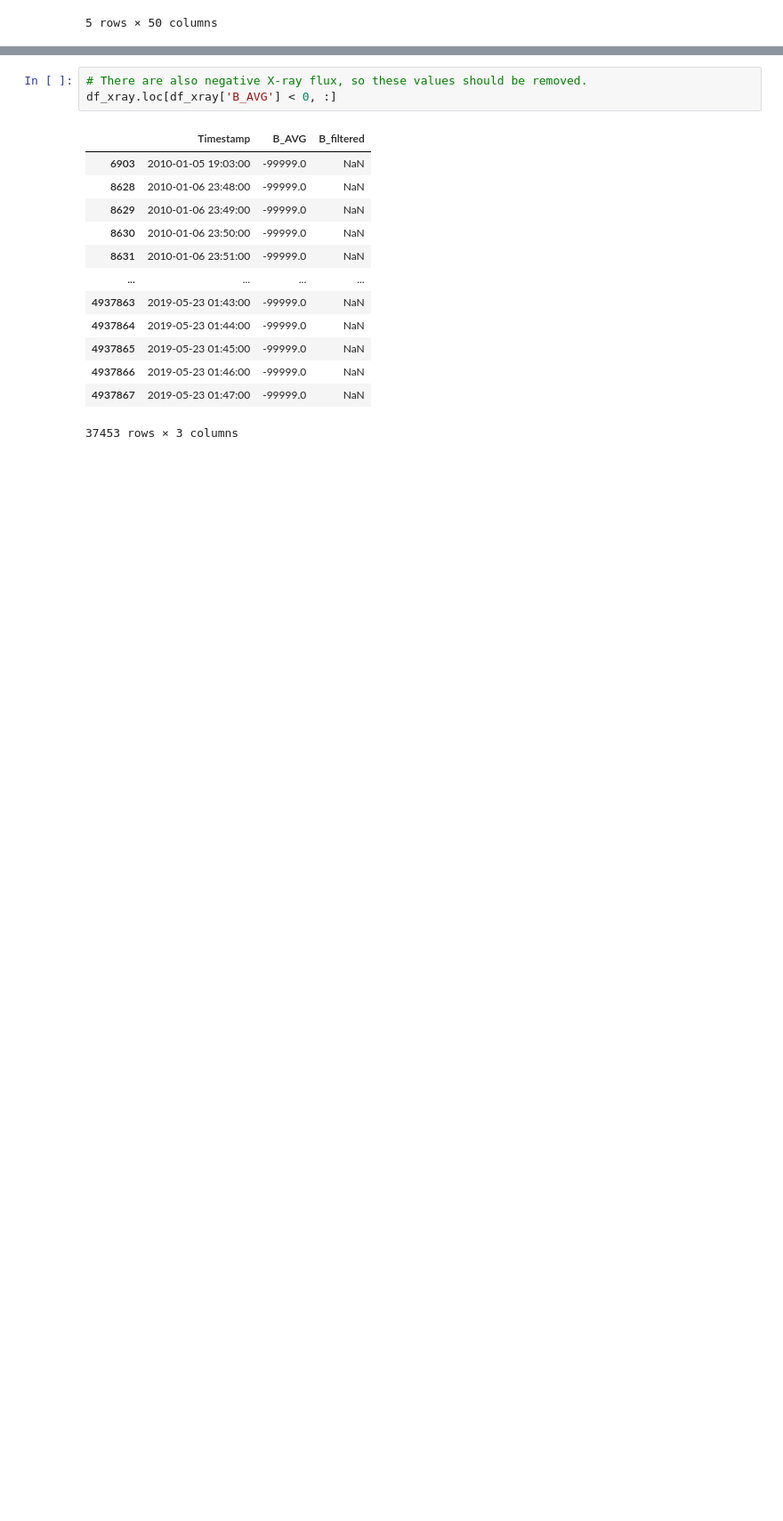
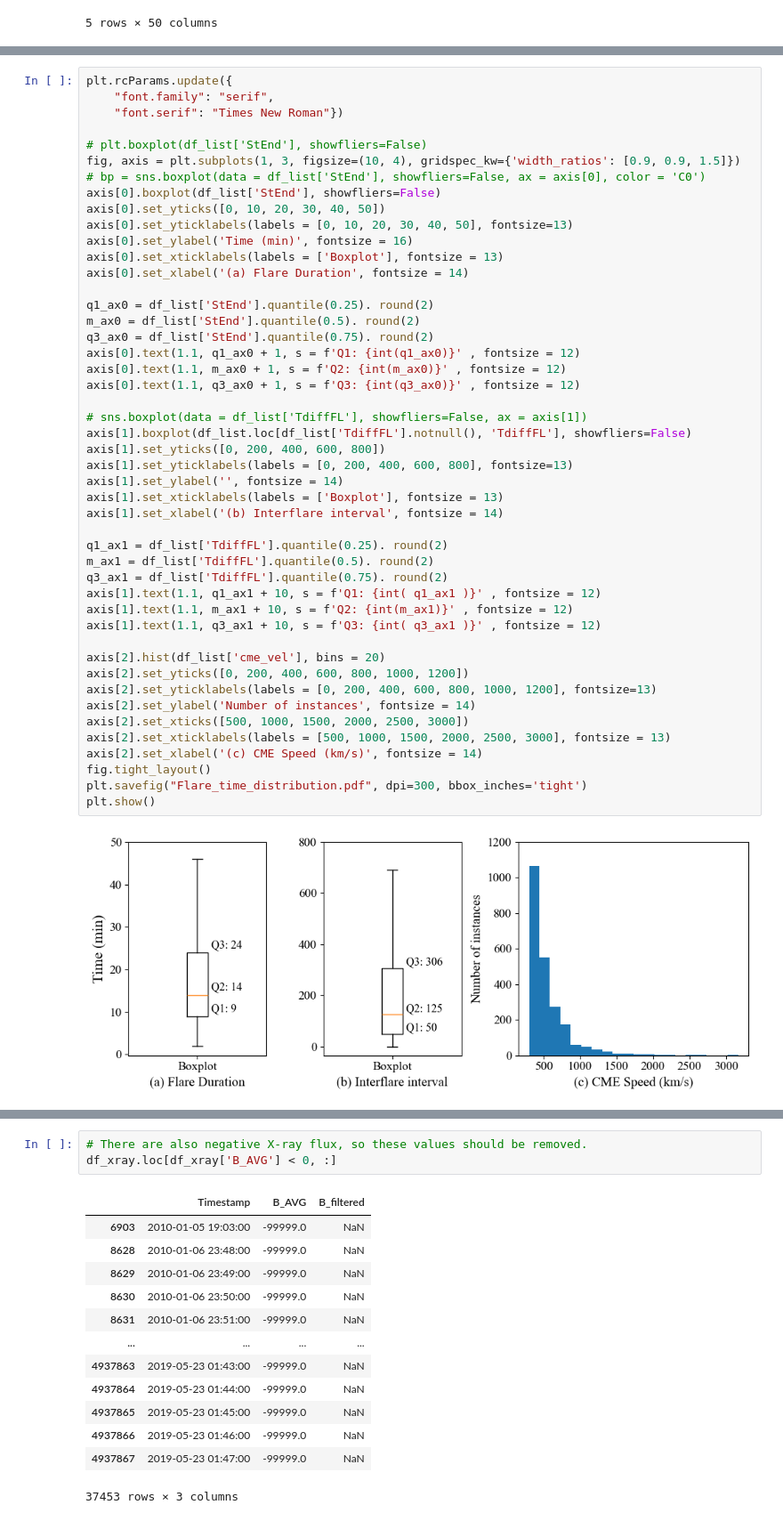
Before and after one commit to JinsuHongg/CMEPredviaSF, a Jupyter notebook: Analysis/SF_dist_analysis.ipynb, the cells around one changed output, grey strips where cells are left out. Shown: that part at 89% size. Drawn from its saved outputs; the diff is of its cells as text; blank space fills up the shorter version.

```diff
--- a/Analysis/SF_dist_analysis.ipynb
+++ b/Analysis/SF_dist_analysis.ipynb
@@ -58,0 +66,49 @@ df_er = df_list.loc[df_list['cme_vel'].notnull(), :]
+# %%
+plt.rcParams.update({
+    "font.family": "serif",
+    "font.serif": "Times New Roman"})
+
+# plt.boxplot(df_list['StEnd'], showfliers=False)
+fig, axis = plt.subplots(1, 3, figsize=(10, 4), gridspec_kw={'width_ratios': [0.9, 0.9, 1.5]})
+# bp = sns.boxplot(data = df_list['StEnd'], showfliers=False, ax = axis[0], color = 'C0')
+axis[0].boxplot(df_list['StEnd'], showfliers=False)
+axis[0].set_yticks([0, 10, 20, 30, 40, 50])
+axis[0].set_yticklabels(labels = [0, 10, 20, 30, 40, 50], fontsize=13)
+axis[0].set_ylabel('Time (min)', fontsize = 16)
+axis[0].set_xticklabels(labels = ['Boxplot'], fontsize = 13)
+axis[0].set_xlabel('(a) Flare Duration', fontsize = 14)
+
+q1_ax0 = df_list['StEnd'].quantile(0.25). round(2)
+m_ax0 = df_list['StEnd'].quantile(0.5). round(2)
+q3_ax0 = df_list['StEnd'].quantile(0.75). round(2)
+axis[0].text(1.1, q1_ax0 + 1, s = f'Q1: {int(q1_ax0)}' , fontsize = 12)
+axis[0].text(1.1, m_ax0 + 1, s = f'Q2: {int(m_ax0)}' , fontsize = 12)
+axis[0].text(1.1, q3_ax0 + 1, s = f'Q3: {int(q3_ax0)}' , fontsize = 12)
+
+# sns.boxplot(data = df_list['TdiffFL'], showfliers=False, ax = axis[1])
+axis[1].boxplot(df_list.loc[df_list['TdiffFL'].notnull(), 'TdiffFL'], showfliers=False)
+axis[1].set_yticks([0, 200, 400, 600, 800])
+axis[1].set_yticklabels(labels = [0, 200, 400, 600, 800], fontsize=13)
+axis[1].set_ylabel('', fontsize = 14)
+axis[1].set_xticklabels(labels = ['Boxplot'], fontsize = 13)
+axis[1].set_xlabel('(b) Interflare interval', fontsize = 14)
+
+q1_ax1 = df_list['TdiffFL'].quantile(0.25). round(2)
+m_ax1 = df_list['TdiffFL'].quantile(0.5). round(2)
+q3_ax1 = df_list['TdiffFL'].quantile(0.75). round(2)
+axis[1].text(1.1, q1_ax1 + 10, s = f'Q1: {int( q1_ax1 )}' , fontsize = 12)
+axis[1].text(1.1, m_ax1 + 10, s = f'Q2: {int(m_ax1)}' , fontsize = 12)
+axis[1].text(1.1, q3_ax1 + 10, s = f'Q3: {int( q3_ax1 )}' , fontsize = 12)
+
+axis[2].hist(df_list['cme_vel'], bins = 20)
+axis[2].set_yticks([0, 200, 400, 600, 800, 1000, 1200])
+axis[2].set_yticklabels(labels = [0, 200, 400, 600, 800, 1000, 1200], fontsize=13)
+axis[2].set_ylabel('Number of instances', fontsize = 14)
+axis[2].set_xticks([500, 1000, 1500, 2000, 2500, 3000])
+axis[2].set_xticklabels(labels = [500, 1000, 1500, 2000, 2500, 3000], fontsize = 13)
+axis[2].set_xlabel('(c) CME Speed (km/s)', fontsize = 14)
+fig.tight_layout()
+plt.savefig("Flare_time_distribution.pdf", dpi=300, bbox_inches='tight')
+plt.show()
+# %% [output]
+[figure, added]
```
Also changed, not shown: parts of 19 cells of this notebook, 20 other files.
